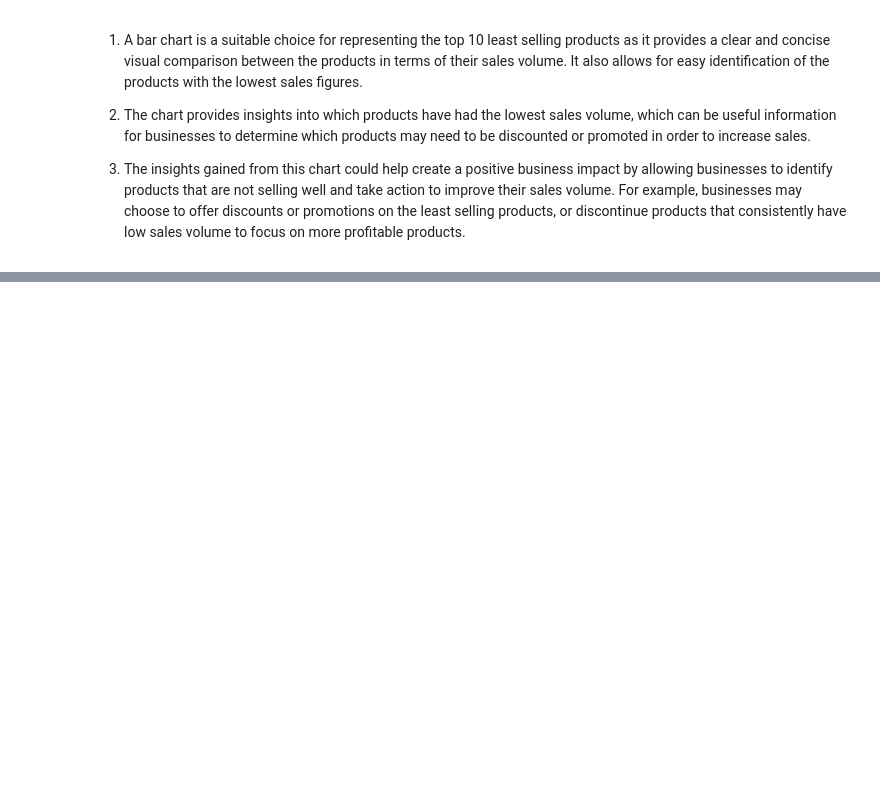
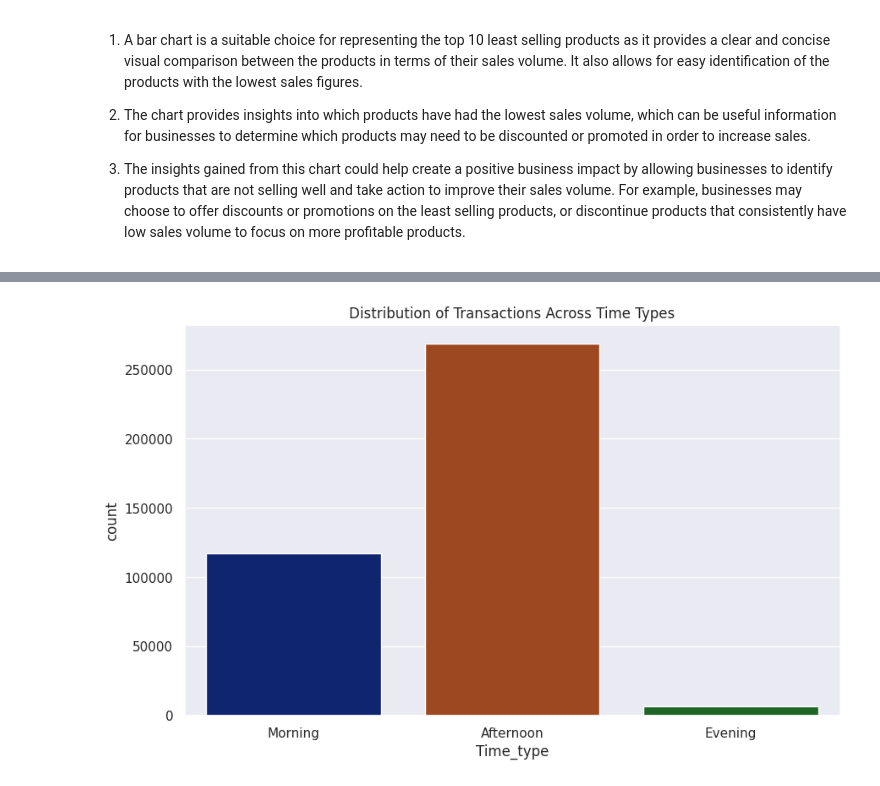
Before and after one commit to VHP2305/Online_Retail_Customer_Segmentation, a Jupyter notebook: Online_Retail_Customer_Segmentation.ipynb, the cells around one changed output, grey strips where cells are left out. Saved outputs shown, nothing was run; the diff lists cells and outputs as text; code cells hidden in the pictures; blank space fills up the shorter version.

```diff
--- a/Online_Retail_Customer_Segmentation.ipynb
+++ b/Online_Retail_Customer_Segmentation.ipynb
@@ -954,0 +959,3 @@ least_selling_products
+# %%
+#Convert the InvoiceDate column to a datetime data type
+retail_df_copy["InvoiceDate"] = pd.to_datetime(retail_df_copy["InvoiceDate"], format="%Y-%m-%d %H:%M:%S")
@@ -954,0 +1157,22 @@ least_selling_products
+# %%
+# Defining a function to categorize the hours into three time types - Morning, Afternoon and Evening
+def categorize_hours(hour):
+    if hour in [6, 7, 8, 9, 10, 11]:
+        return 'Morning'
+    elif hour in [12, 13, 14, 15, 16, 17]:
+        return 'Afternoon'
+    else:
+        return 'Evening'
+
+# Adding a new column 'Time_type' to the dataframe by applying the categorize_hours function on the 'hour' column
+retail_df_copy['Time_type'] = retail_df_copy['hour'].apply(categorize_hours)
+
+# Plotting a countplot to visualize the distribution of transactions across different time types
+plt.figure(figsize=(10, 6))
+plt.title('Distribution of Transactions Across Time Types')
+sns.countplot(x='Time_type', data=retail_df_copy, palette="dark")
+
+# Showing the plot
+plt.show()
+# %% [output]
+[figure, added]
```
Also changed, not shown: parts of 24 cells of this notebook.
